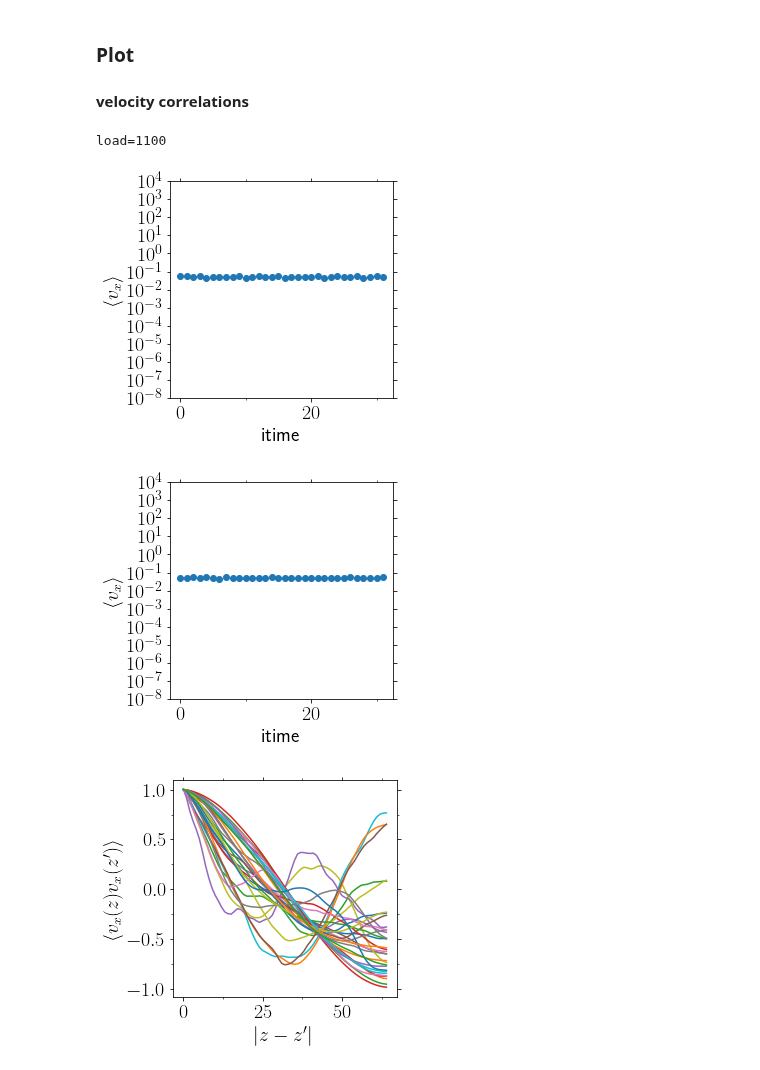
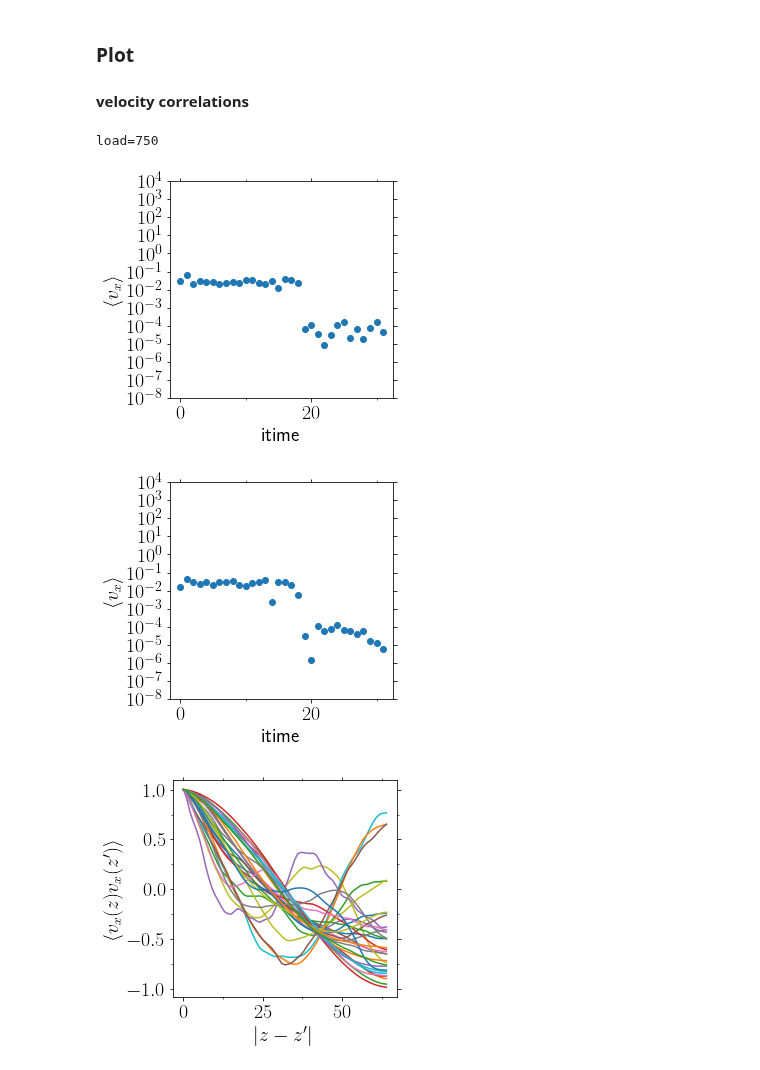
Before and after one commit to kkarimi62/HeaDef, a Jupyter notebook: postprocess/pressFluc2nd.ipynb, the cells around one changed output. Cells and saved outputs as stored; diff of their text form; code cells hidden in the pictures.

```diff
--- a/postprocess/pressFluc2nd.ipynb
+++ b/postprocess/pressFluc2nd.ipynb
@@ -2670,7 +2677,7 @@ if eval(confParser['flags']['DislocAnl']) and not\
    eval(confParser['flags']['RemoteMachine']):
     vx0_mean = {}
     vx1_mean = {}
-    for load in [[1100],[500,600,650,700,750,800,900,950,1000,1100,1200,1300], #--- different loads
+    for load in [[750],[500,600,650,700,750,800,900,950,1000,1100,1200,1300], #--- different loads
         {-3:400,
     -1:450,
     0:500,
@@ -2683,7 +2690,7 @@ if eval(confParser['flags']['DislocAnl']) and not\
         print('load=%s'%load)
         pathh = ['dislocations',
                  'NiCoCrNatom100KTemp600/dislocated/load%s/Run0/dislocations'%load,
-                 'NiCoCrNatom100Krss/dislocated/load%s/Run0/dislocations'%load][1]
+                 'NiCoCrNatom100KTemp600Rss/dislocated/load%s/Run0/dislocations'%load][1]
         try:
             sdata0 = np.loadtxt('%s/vx0_profile_multiple_times.txt'%pathh) #--- velocity profile
             sdata1 = np.loadtxt('%s/vx1_profile_multiple_times.txt'%pathh) #--- velocity profile
@@ -2707,36 +2714,36 @@ if eval(confParser['flags']['DislocAnl']) and not\
 
             PltErr(np.arange(vx1.shape[1]),np.abs(np.mean(vx1,axis=0)),
                     attrs={'fmt':'.','markersize':12},
                     xstr=r'itime',
                     ystr=r'$\langle v_x \rangle$',
                     yscale='log',
                     ylim=(1e-8,1e4)
                     )
 
 #             if load==750:
 #                 vx0=vx0[:,20:]
 #                 vx1=vx1[:,20:]
 
 
 #             vx0=vx0[~np.isinf(vx0)]
 #             vx1=vx1[~np.isinf(vx1)]
 #             vx0=vx0[~np.isnan(vx0)]
 #             vx1=vx1[~np.isnan(vx1)]
 #             vx0=vx0[np.abs(vx0)>0]
 #             vx1=vx1[np.abs(vx1)>0]
 
 #             vx0_mean[load]=10**np.mean(np.log10(np.abs(vx0)))
 #             vx1_mean[load]=10**np.mean(np.log10(np.abs(vx1)))
 
 
 
         except:
             traceback.print_exc()
             continue
 # %% [output]
-load=1100
+load=750
-[figure, old version]
+[figure, new version]
-[figure, old version]
+[figure, new version]
 # %%
 if eval(confParser['flags']['DislocAnl']) and not\
    eval(confParser['flags']['RemoteMachine']):
```
Also changed, not shown: parts of 5 cells of this notebook, 2 other files.
